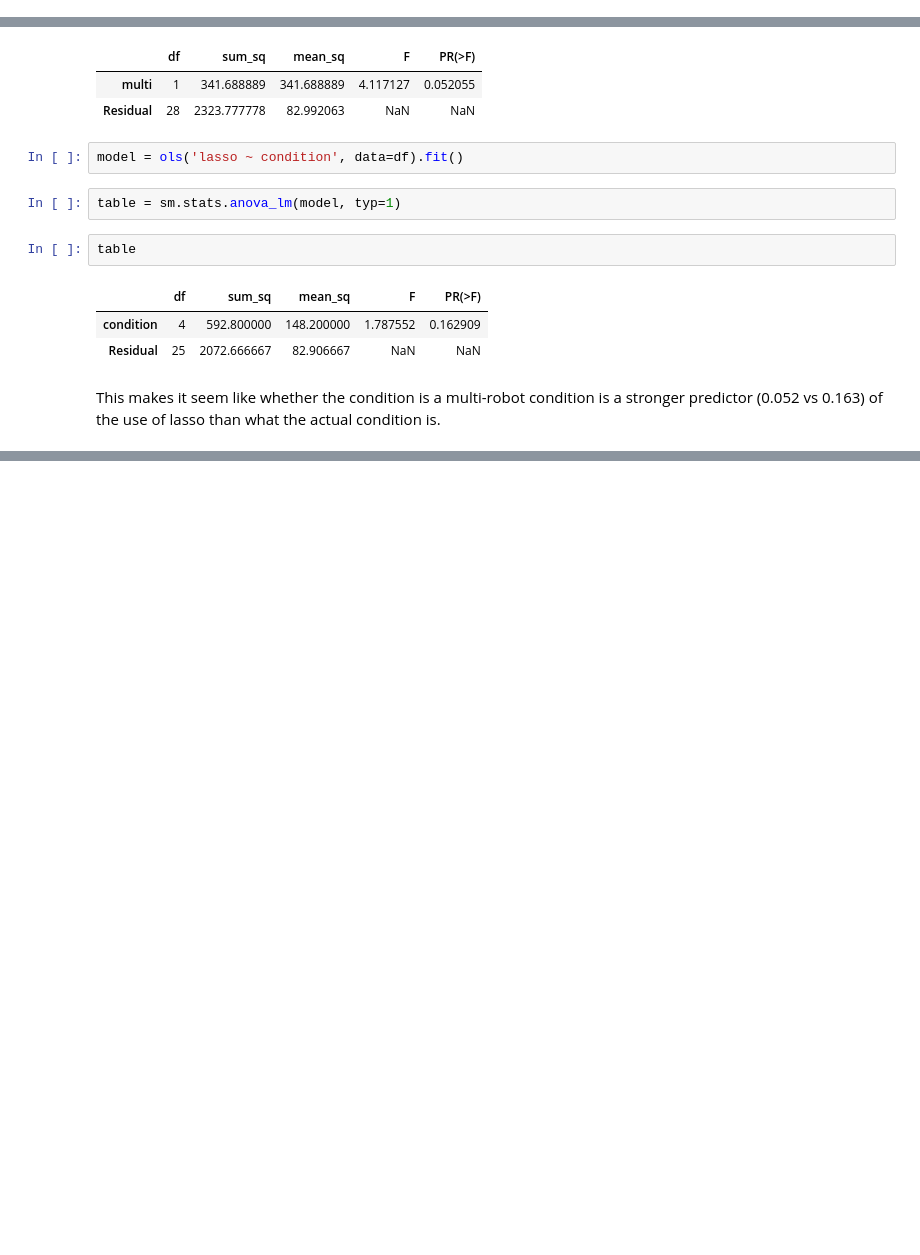
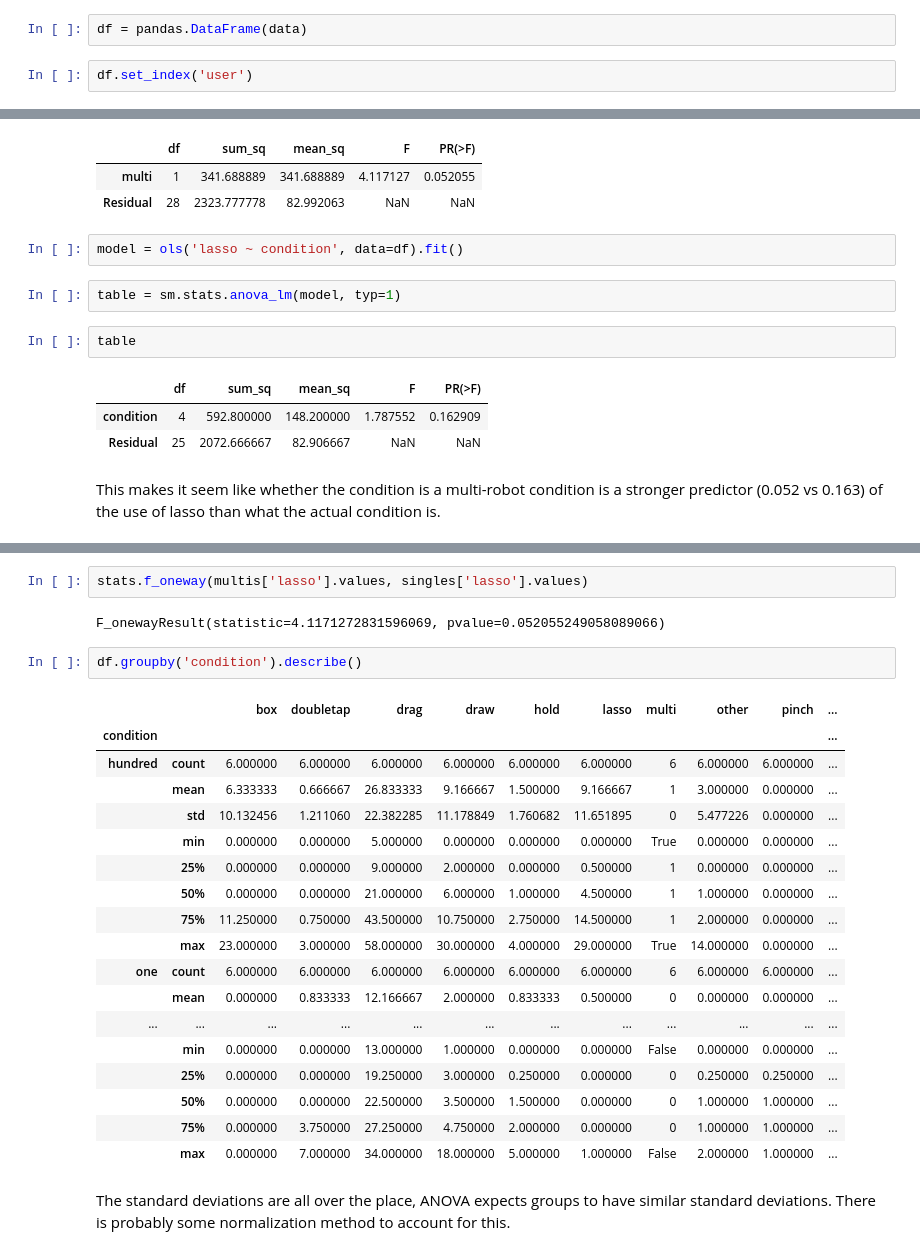
Before and after one commit to ab3nd/TinyRobo, a Jupyter notebook: data/data_analysis.ipynb, the cells around one changed output, grey strips where cells are left out. Saved outputs shown, nothing was run; the diff lists cells and outputs as text; blank space fills up the shorter version.

Commit message:
further attempts at statistical relevance

```diff
--- a/data/data_analysis.ipynb
+++ b/data/data_analysis.ipynb
@@ -173,0 +166,4 @@ I think that what this means is that I can accept that drag is conditional on co
+# %%
+df = pandas.DataFrame(data)
+# %%
+df.set_index('user')
@@ -195,0 +538,27 @@ This makes it seem like whether the condition is a multi-robot condition is a st
+# %%
+stats.f_oneway(multis['lasso'].values, singles['lasso'].values)
+# %% [output]
+F_onewayResult(statistic=4.1171272831596069, pvalue=0.052055249058089066)
+# %%
+df.groupby('condition').describe()
+# %% [output]
+|  |  | box | doubletap | drag | draw | hold | lasso | multi | other | pinch | ... |
+| condition |  |  |  |  |  |  |  |  |  |  | ... |
+| hundred | count | 6.000000 | 6.000000 | 6.000000 | 6.000000 | 6.000000 | 6.000000 | 6 | 6.000000 | 6.000000 | ... |
+|  | mean | 6.333333 | 0.666667 | 26.833333 | 9.166667 | 1.500000 | 9.166667 | 1 | 3.000000 | 0.000000 | ... |
+|  | std | 10.132456 | 1.211060 | 22.382285 | 11.178849 | 1.760682 | 11.651895 | 0 | 5.477226 | 0.000000 | ... |
+|  | min | 0.000000 | 0.000000 | 5.000000 | 0.000000 | 0.000000 | 0.000000 | True | 0.000000 | 0.000000 | ... |
+|  | 25% | 0.000000 | 0.000000 | 9.000000 | 2.000000 | 0.000000 | 0.500000 | 1 | 0.000000 | 0.000000 | ... |
+|  | 50% | 0.000000 | 0.000000 | 21.000000 | 6.000000 | 1.000000 | 4.500000 | 1 | 1.000000 | 0.000000 | ... |
+|  | 75% | 11.250000 | 0.750000 | 43.500000 | 10.750000 | 2.750000 | 14.500000 | 1 | 2.000000 | 0.000000 | ... |
+|  | max | 23.000000 | 3.000000 | 58.000000 | 30.000000 | 4.000000 | 29.000000 | True | 14.000000 | 0.000000 | ... |
+| one | count | 6.000000 | 6.000000 | 6.000000 | 6.000000 | 6.000000 | 6.000000 | 6 | 6.000000 | 6.000000 | ... |
+|  | mean | 0.000000 | 0.833333 | 12.166667 | 2.000000 | 0.833333 | 0.500000 | 0 | 0.000000 | 0.000000 | ... |
+| ... | ... | ... | ... | ... | ... | ... | ... | ... | ... | ... | ... |
+|  | min | 0.000000 | 0.000000 | 13.000000 | 1.000000 | 0.000000 | 0.000000 | False | 0.000000 | 0.000000 | ... |
+|  | 25% | 0.000000 | 0.000000 | 19.250000 | 3.000000 | 0.250000 | 0.000000 | 0 | 0.250000 | 0.250000 | ... |
+|  | 50% | 0.000000 | 0.000000 | 22.500000 | 3.500000 | 1.500000 | 0.000000 | 0 | 1.000000 | 1.000000 | ... |
+|  | 75% | 0.000000 | 3.750000 | 27.250000 | 4.750000 | 2.000000 | 0.000000 | 0 | 1.000000 | 1.000000 | ... |
+|  | max | 0.000000 | 7.000000 | 34.000000 | 18.000000 | 5.000000 | 1.000000 | False | 2.000000 | 1.000000 | ... |
+# %% [markdown]
+The standard deviations are all over the place, ANOVA expects groups to have similar standard deviations. There is probably some normalization method to account for this.
```
Also changed, not shown: parts of 76 cells of this notebook.
